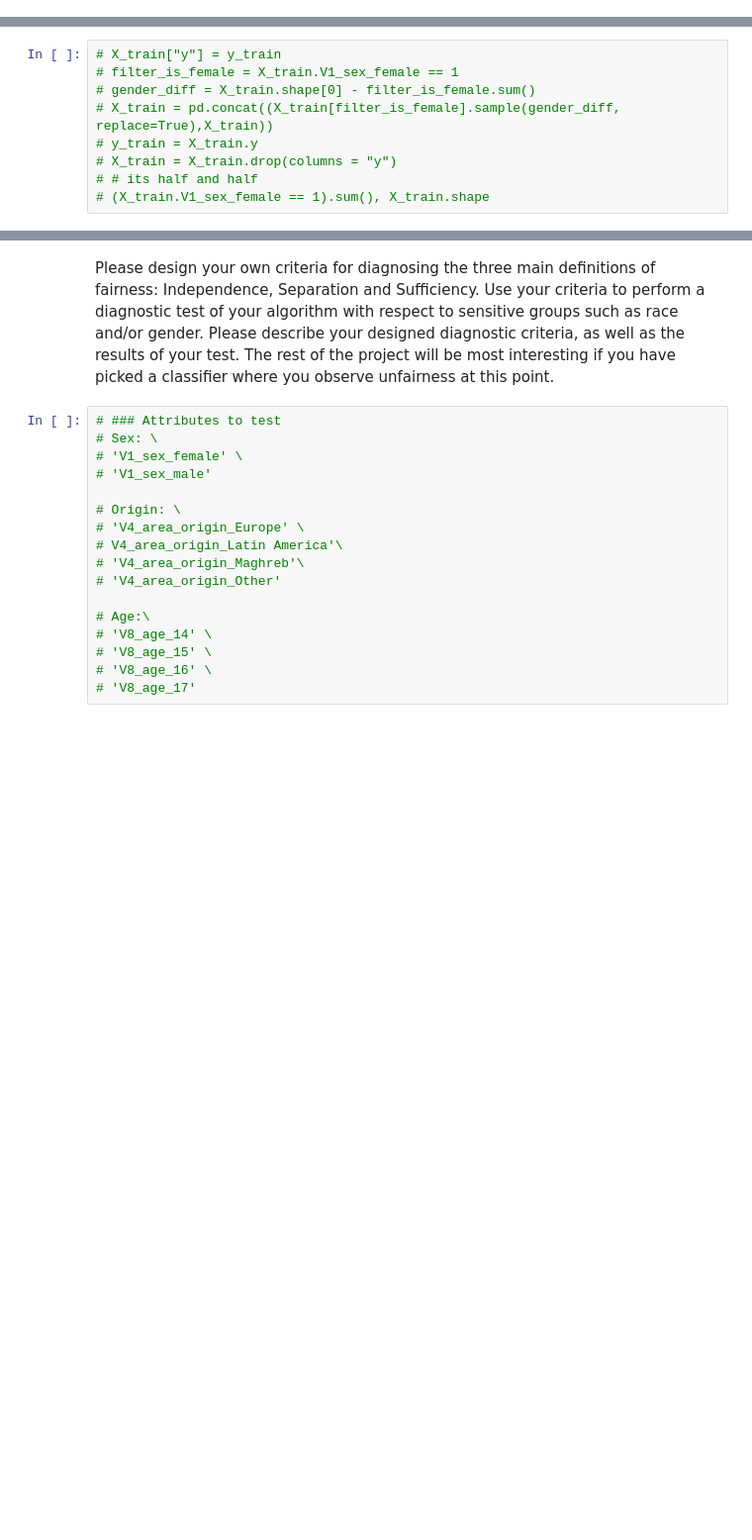
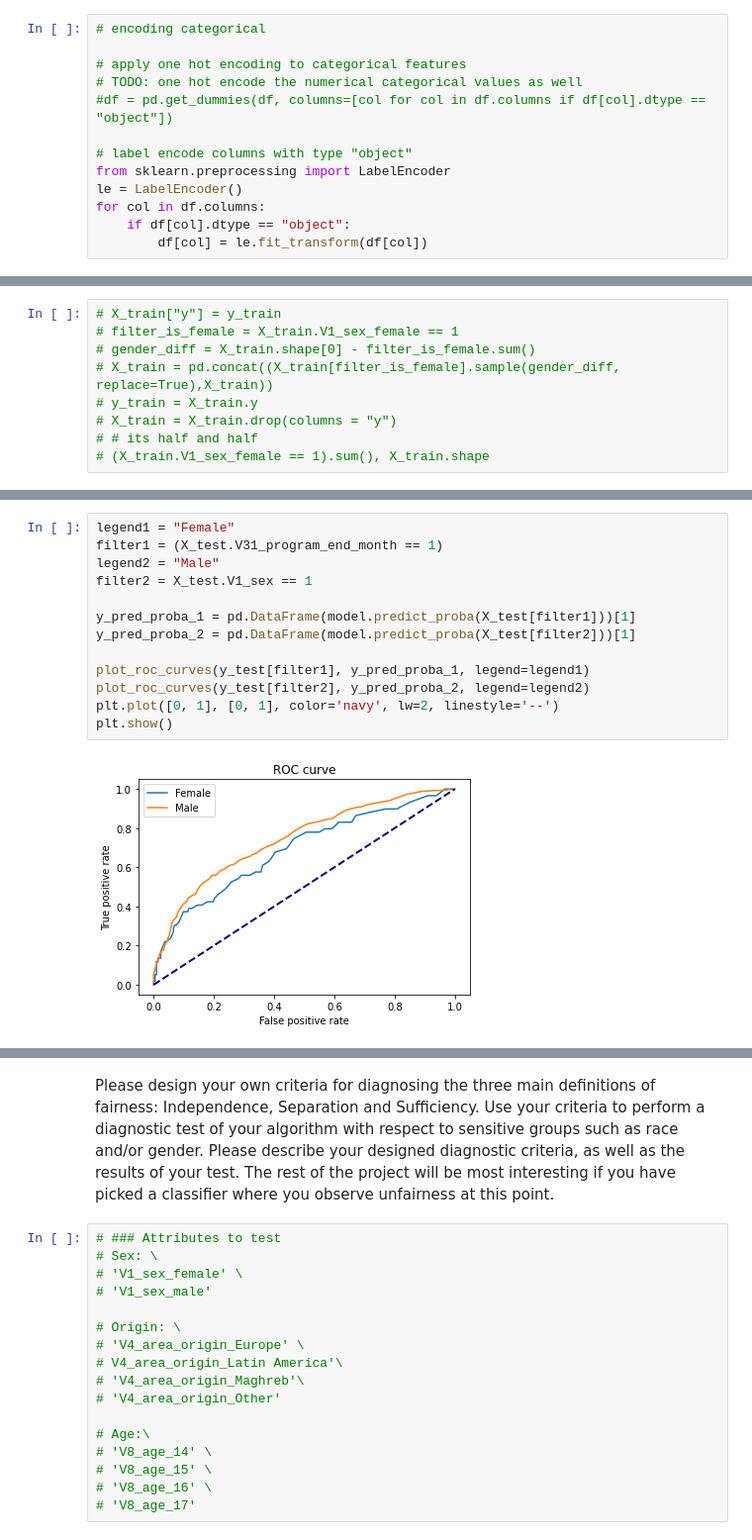
Before and after one commit to Starostka/algorithmic-fairness, a Jupyter notebook: exploration_oliver.ipynb, the cells around one changed output, grey strips where cells are left out. Shown at 99% size. Cells and saved outputs as stored; diff of their text form; blank space fills up the shorter version.

```diff
--- a/exploration_oliver.ipynb
+++ b/exploration_oliver.ipynb
@@ -43,0 +53,13 @@ _=df.V4_area_origin.value_counts().plot(kind='bar')
+# %%
+# encoding categorical
+
+# apply one hot encoding to categorical features
+# TODO: one hot encode the numerical categorical values as well
+#df = pd.get_dummies(df, columns=[col for col in df.columns if df[col].dtype == "object"])
+
+# label encode columns with type "object"
+from sklearn.preprocessing import LabelEncoder
+le = LabelEncoder()
+for col in df.columns:
+    if df[col].dtype == "object":
+        df[col] = le.fit_transform(df[col])
@@ -136,0 +208,15 @@ Accuracy: 0.7213467048710601
+# %%
+legend1 = "Female"
+filter1 = (X_test.V31_program_end_month == 1)
+legend2 = "Male"
+filter2 = X_test.V1_sex == 1
+
+y_pred_proba_1 = pd.DataFrame(model.predict_proba(X_test[filter1]))[1]
+y_pred_proba_2 = pd.DataFrame(model.predict_proba(X_test[filter2]))[1]
+
+plot_roc_curves(y_test[filter1], y_pred_proba_1, legend=legend1)
+plot_roc_curves(y_test[filter2], y_pred_proba_2, legend=legend2)
+plt.plot([0, 1], [0, 1], color='navy', lw=2, linestyle='--')
+plt.show()
+# %% [output]
+[figure, added]
```
Also changed, not shown: parts of 51 cells of this notebook.
